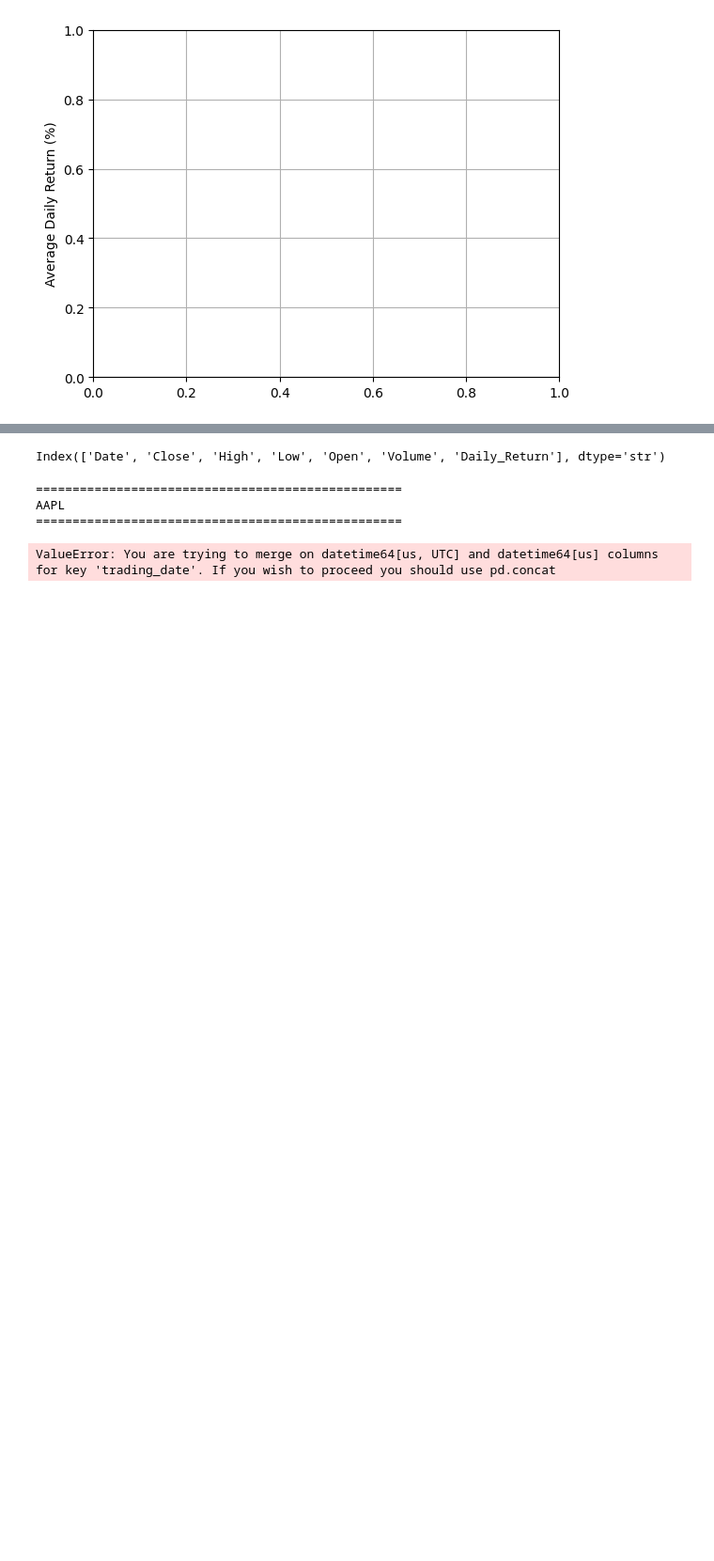
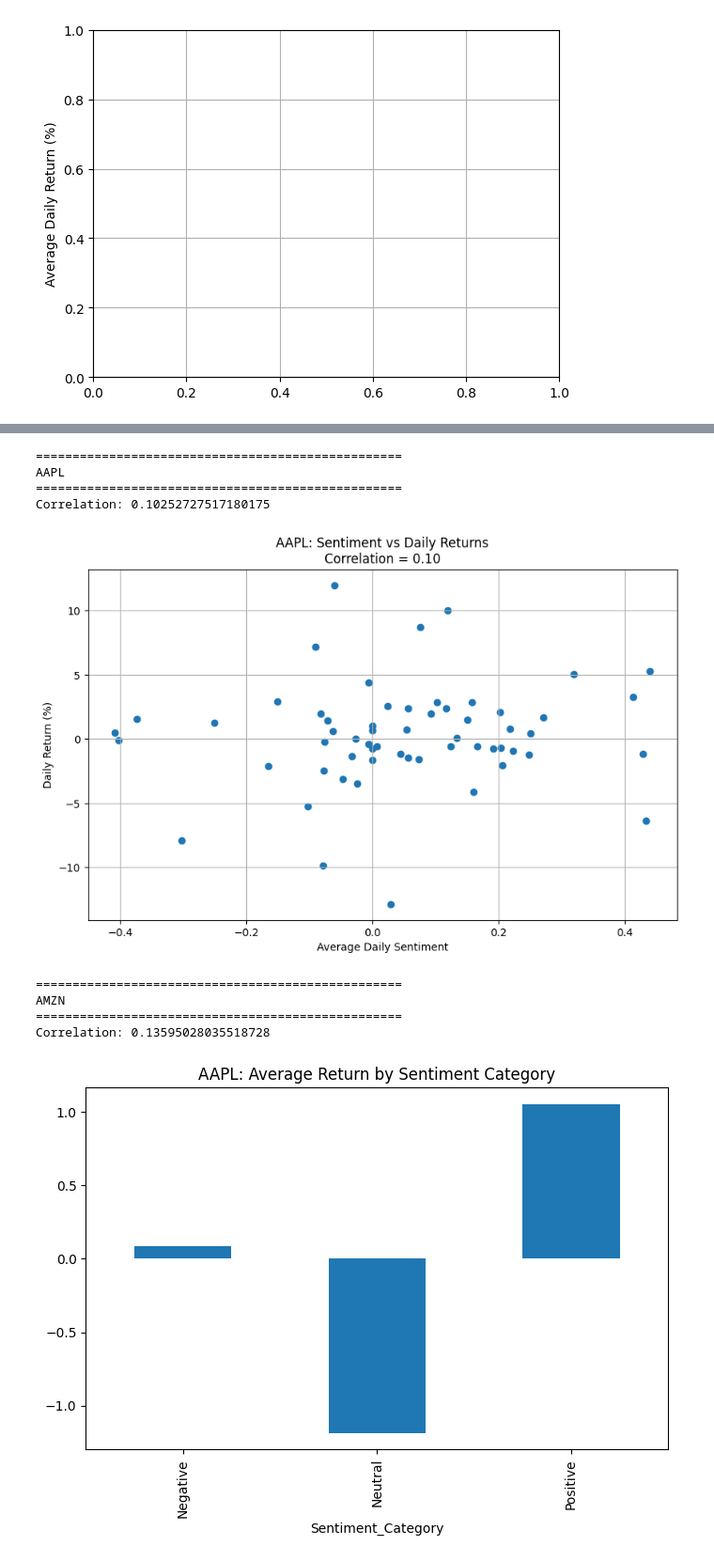
Before and after one commit to yenguandroid/Predicting-Price-using-news-sentiment-analysis, a Jupyter notebook: notebooks/task3_sentiment_correlation.ipynb, the cells around one changed output, grey strips where cells are left out. Shown at 94% size. Saved outputs shown, nothing was run; the diff lists cells and outputs as text; code cells hidden in the pictures; blank space fills up the shorter version.

Commit message:
fix: include executed notebook outputs for GitHub visualization

```diff
--- a/notebooks/task3_sentiment_correlation.ipynb
+++ b/notebooks/task3_sentiment_correlation.ipynb
@@ -96,10 +96,15 @@ for company, path in companies.items():
     df = calculate_daily_returns(df)
 
     datasets[company] = df
-# %%
-datasets["AAPL"].columns
-# %% [output]
-Index(['Date', 'Close', 'High', 'Low', 'Open', 'Volume', 'Daily_Return'], dtype='str')
+# %%
+#Due to Meta have no META Ticker, intstead it have FB ticker, since it is old data
+company_mapping = {
+    "AAPL": "AAPL",
+    "AMZN": "AMZN",
+    "GOOG": "GOOG",
+    "META": "FB",   #
+    "NVDA": "NVDA"
+}
 # %%
 # STEP 11 — Analyze Each Company
 for company in companies.keys():
@@ -109,9 +114,10 @@ for company in companies.keys():
     print("="*50)
 
     # Filter company news
+    news_ticker = company_mapping[company]
     company_news = news_df[
-        news_df['stock'] == company
-    ]
+    news_df['stock'] == news_ticker
+]
 
     # Aggregate daily sentiment
     daily_sentiment = aggregate_daily_sentiment(
@@ -130,31 +136,37 @@ for company in companies.keys():
     # Correlation
     correlation = merged_df[
         'sentiment_score'
     ].corr(
         merged_df['Daily_Return']
     )
 
     print("Correlation:", correlation)
 
     # Sentiment category
     merged_df['Sentiment_Category'] = (
         merged_df['sentiment_score']
         .apply(classify_sentiment)
     )
 
     # Visualizations
     plot_sentiment_vs_returns(
         merged_df,
         company,
         correlation
     )
 
     plot_sentiment_category_returns(
         merged_df,
         company
     )
 # %% [output]
 ==================================================
 AAPL
 ==================================================
+Correlation: 0.10252727517180175
+[figure, added]
-ValueError: You are trying to merge on datetime64[us, UTC] and datetime64[us] columns for key 'trading_date'. If you wish to proceed you should use pd.concat
+==================================================
+AMZN
+==================================================
+Correlation: 0.13595028035518728
+[figure, added]
```
Also changed, not shown: parts of 1 cell of this notebook.
